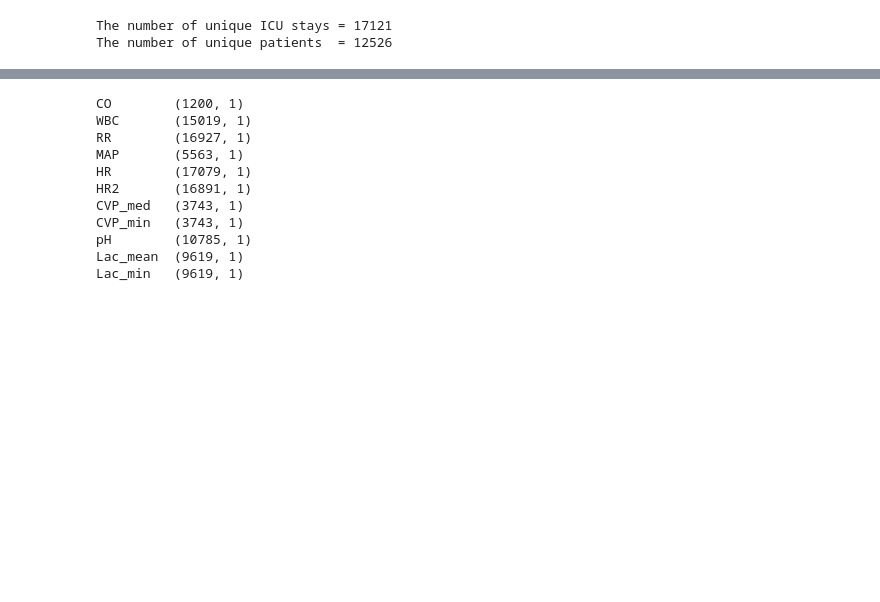
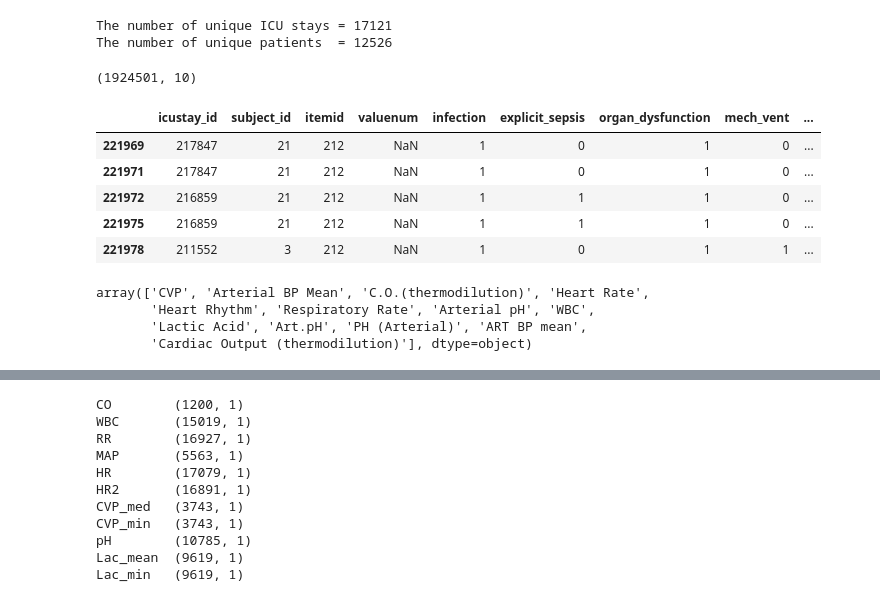
Before and after one commit to RJBeetel3/mimic3_analysis, a Jupyter notebook: SEPSIS_CHARTEVENTS_FIRST24.ipynb, the cells around one changed output, grey strips where cells are left out. Drawn from its saved outputs; the diff is of its cells as text; code cells hidden in the pictures; blank space fills up the shorter version.

```diff
--- a/SEPSIS_CHARTEVENTS_FIRST24.ipynb
+++ b/SEPSIS_CHARTEVENTS_FIRST24.ipynb
@@ -86,3 +86,21 @@ print "The number of unique patients  = {}".format(data3.shape[0])
 # %% [output]
 The number of unique ICU stays = 17121
 The number of unique patients  = 12526
+# %%
+# display the different measurements captured in the database query
+labels = data.label.unique()
+display(data.shape)
+display(data[(data.label=='Heart Rhythm') & (data.valuenum.isnull())].head())
+display(labels)
+# %% [output]
+(1924501, 10)
+|  | icustay_id | subject_id | itemid | valuenum | infection | explicit_sepsis | organ_dysfunction | mech_vent | ... |
+| 221969 | 217847 | 21 | 212 | NaN | 1 | 0 | 1 | 0 | ... |
+| 221971 | 217847 | 21 | 212 | NaN | 1 | 0 | 1 | 0 | ... |
+| 221972 | 216859 | 21 | 212 | NaN | 1 | 1 | 1 | 0 | ... |
+| 221975 | 216859 | 21 | 212 | NaN | 1 | 1 | 1 | 0 | ... |
+| 221978 | 211552 | 3 | 212 | NaN | 1 | 0 | 1 | 1 | ... |
+array(['CVP', 'Arterial BP Mean', 'C.O.(thermodilution)', 'Heart Rate',
+       'Heart Rhythm', 'Respiratory Rate', 'Arterial pH', 'WBC',
+       'Lactic Acid', 'Art.pH', 'PH (Arterial)', 'ART BP mean',
+       'Cardiac Output (thermodilution)'], dtype=object)
```
Also changed, not shown: parts of 18 cells of this notebook, 1 other file.
